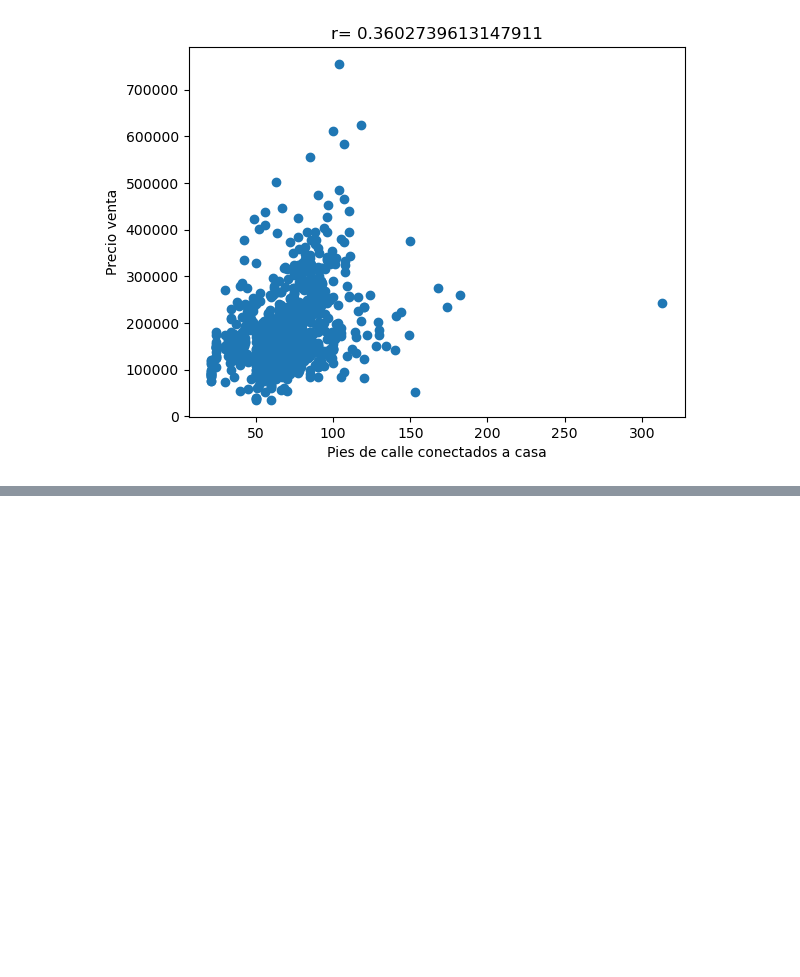
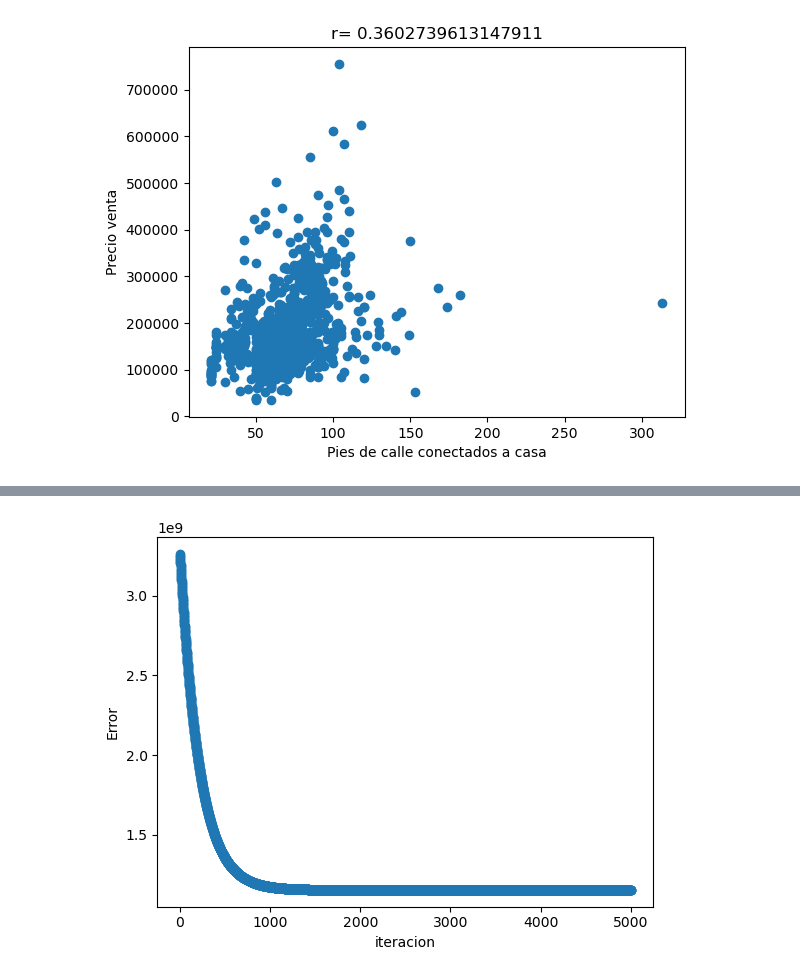
Before and after one commit to EdgarMazariegos/Proyecto1python, a Jupyter notebook: proyecto1.ipynb, the cells around one changed output, grey strips where cells are left out. Saved outputs shown, nothing was run; the diff lists cells and outputs as text; code cells hidden in the pictures; blank space fills up the shorter version.

```diff
--- a/proyecto1.ipynb
+++ b/proyecto1.ipynb
@@ -286,0 +338,38 @@ b2nuevo=b0-lrate*gerrorb0
+# %%
+
+result_i=[]
+result_err=[]
+
+
+for i in np.nditer(epoch):
+    unos=np.ones_like(calidad_train).reshape(-1,1)
+    xmodelo=np.array(calidad_train).reshape(-1,1)
+    ymodelo=np.array(precioventa_train).reshape(-1,1)
+    beta_uno=np.array(np.ones_like(calidad_train)*b1).reshape(-1,1)
+    beta_cero=np.array(np.ones_like(calidad_train)*b0).reshape(-1,1)
+
+
+    x_unos=np.hstack([xmodelo,unos])
+    betas=np.hstack([beta_uno,beta_cero]).transpose()
+    prediccion=np.array(np.diag( x_unos.dot(betas))).reshape(-1,1)
+    sumatoriay=np.array((ymodelo-prediccion)**2)
+
+    err=((1/(2*n)))*(np.sum(sumatoriay))
+
+    sumgraderror1=np.array((prediccion-ymodelo)*xmodelo)
+    sumgraderror0=np.array(prediccion-ymodelo)
+
+    #gradientes de error
+    gerrorb1= (1/n)*(np.sum(sumgraderror1))
+    gerrorb0= (1/n)*(np.sum(sumgraderror0))
+
+    b1=b1-lrate*gerrorb1
+    b0=b0-lrate*gerrorb0
+
+    print(f"iteracion={i}, error= {err} ")
+    result_i.append(i)
+    result_err.append(err)
+
+#np.array(result_i)
+#np.array(result_err)
+result_iter=np.column_stack([result_i,result_err])
@@ -286,0 +394,7 @@ b2nuevo=b0-lrate*gerrorb0
+# %%
+plt.scatter(result_i, result_err)
+plt.xlabel("iteracion")
+plt.ylabel("Error")
+plt.show()
+# %% [output]
+[figure, added]
```
Also changed, not shown: parts of 4 cells of this notebook.
